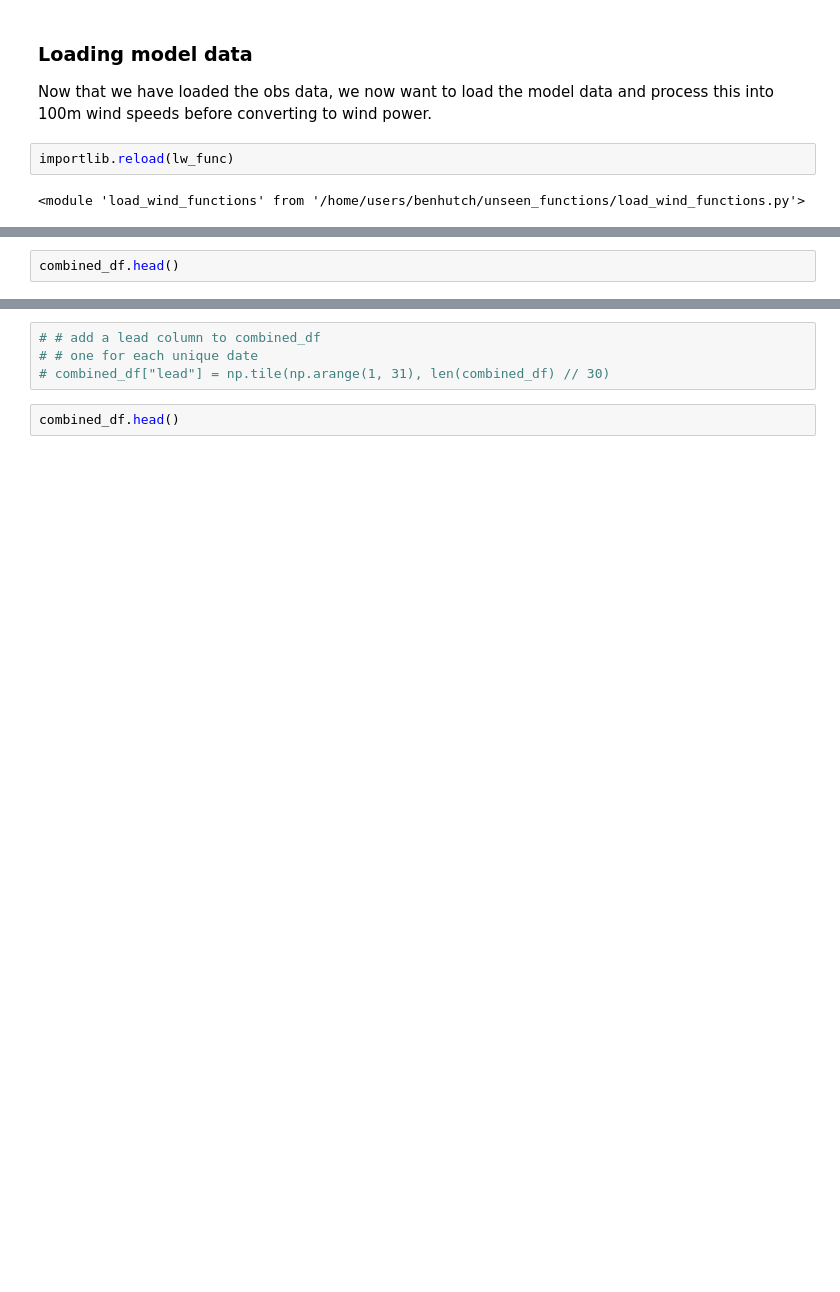
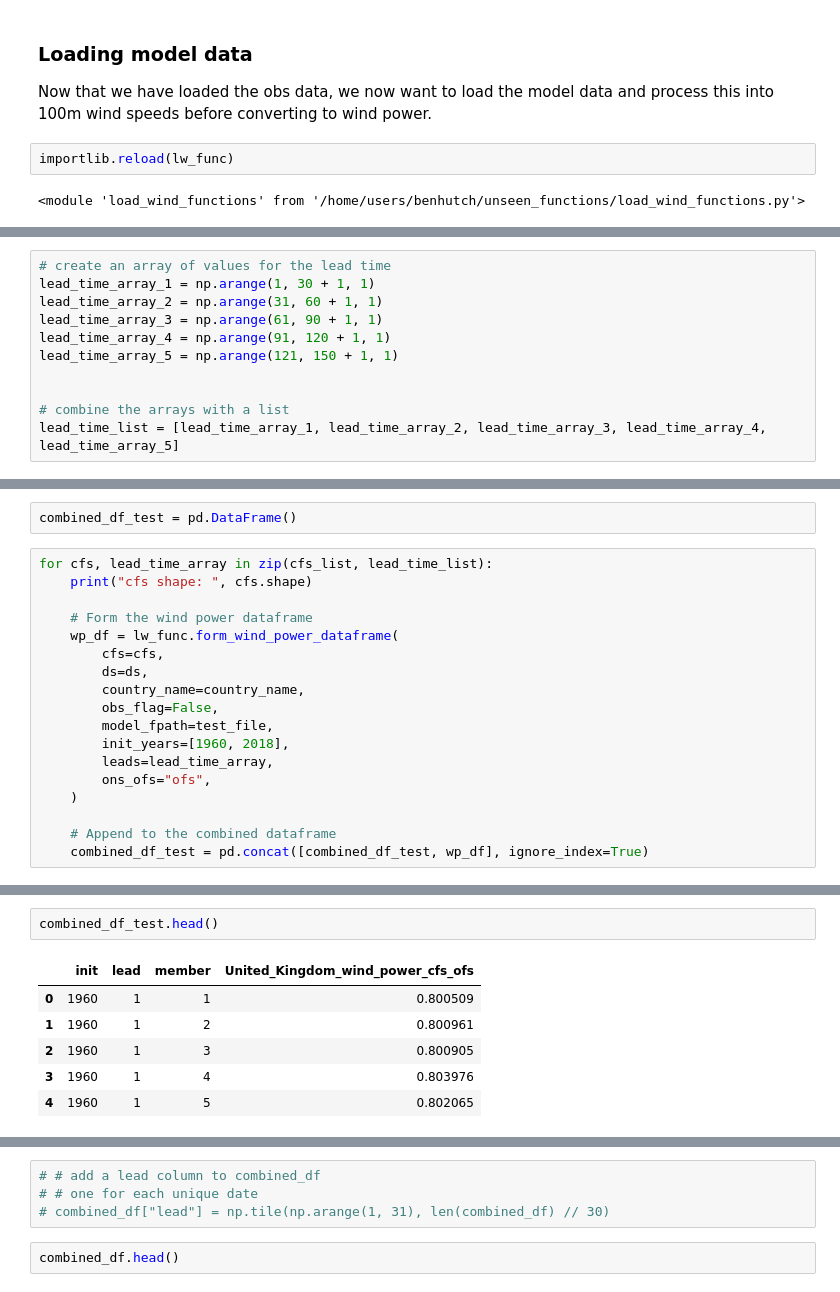
Before and after one commit to benhutchmet/unseen_multi_year, a Jupyter notebook: testing_wind.ipynb, the cells around one changed output, grey strips where cells are left out. Cells and saved outputs as stored; diff of their text form; blank space fills up the shorter version.

```diff
--- a/testing_wind.ipynb
+++ b/testing_wind.ipynb
@@ -296,0 +449,11 @@ wind_speed_post
+# %%
+# create an array of values for the lead time
+lead_time_array_1 = np.arange(1, 30 + 1, 1)
+lead_time_array_2 = np.arange(31, 60 + 1, 1)
+lead_time_array_3 = np.arange(61, 90 + 1, 1)
+lead_time_array_4 = np.arange(91, 120 + 1, 1)
+lead_time_array_5 = np.arange(121, 150 + 1, 1)
+
+
+# combine the arrays with a list
+lead_time_list = [lead_time_array_1, lead_time_array_2, lead_time_array_3, lead_time_array_4, lead_time_array_5]
@@ -296,0 +483,20 @@ wind_speed_post
+# %%
+combined_df_test = pd.DataFrame()
+# %%
+for cfs, lead_time_array in zip(cfs_list, lead_time_list):
+    print("cfs shape: ", cfs.shape)
+
+    # Form the wind power dataframe
+    wp_df = lw_func.form_wind_power_dataframe(
+        cfs=cfs,
+        ds=ds,
+        country_name=country_name,
+        obs_flag=False,
+        model_fpath=test_file,
+        init_years=[1960, 2018],
+        leads=lead_time_array,
+        ons_ofs="ofs",
+    )
+
+    # Append to the combined dataframe
+    combined_df_test = pd.concat([combined_df_test, wp_df], ignore_index=True)
@@ -297,2 +524,9 @@ wind_speed_post
 # %%
-combined_df.head()
+combined_df_test.head()
+# %% [output]
+|  | init | lead | member | United_Kingdom_wind_power_cfs_ofs |
+| 0 | 1960 | 1 | 1 | 0.800509 |
+| 1 | 1960 | 1 | 2 | 0.800961 |
+| 2 | 1960 | 1 | 3 | 0.800905 |
+| 3 | 1960 | 1 | 4 | 0.803976 |
+| 4 | 1960 | 1 | 5 | 0.802065 |
```
Also changed, not shown: parts of 11 cells of this notebook, 1 other file.
